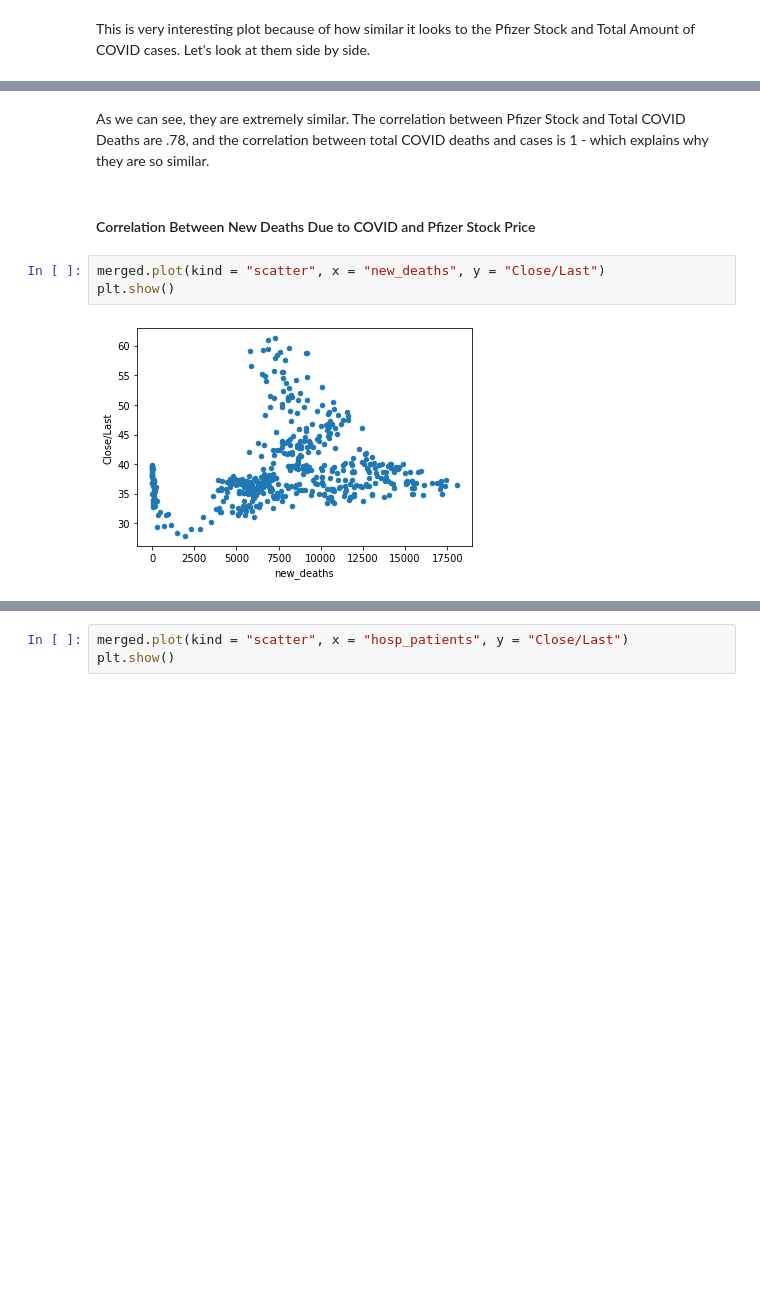
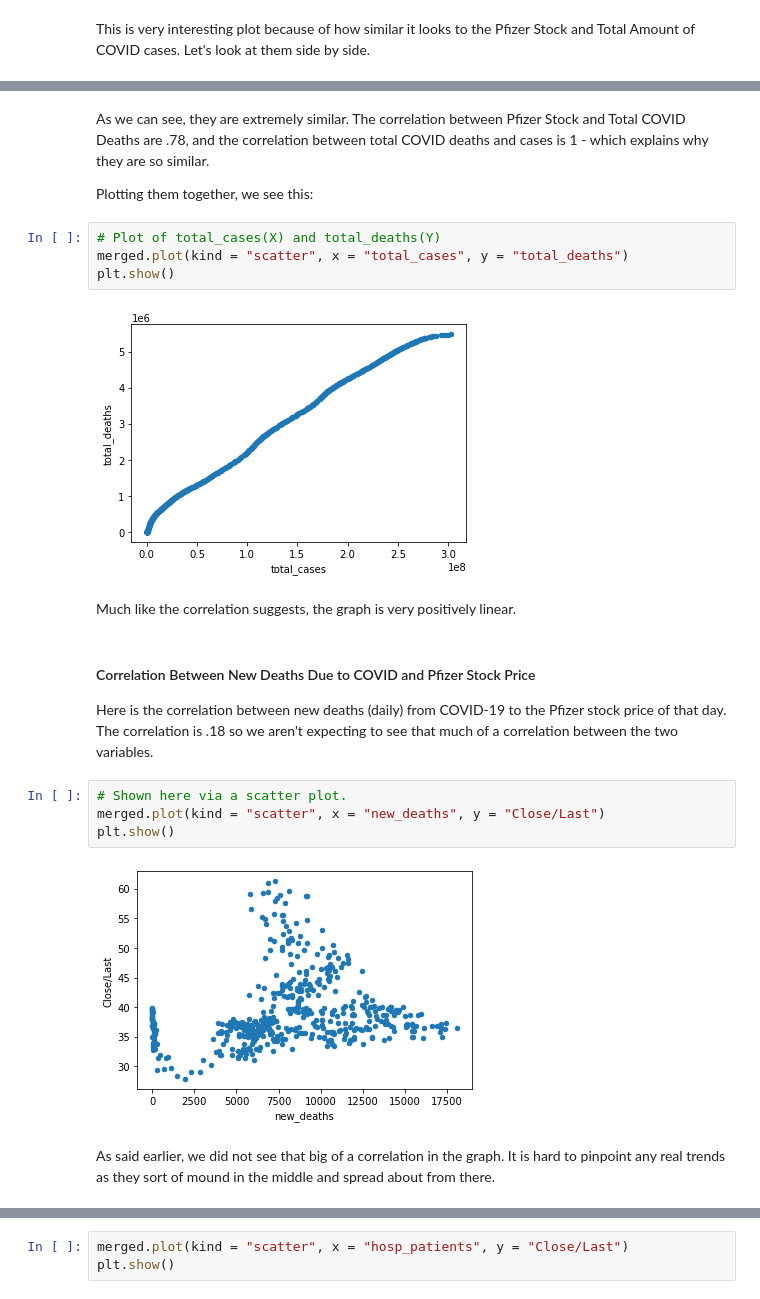
Before and after one commit to sltimmins/Project-2, a Jupyter notebook: Project02.ipynb, the cells around one changed output, grey strips where cells are left out. Drawn from its saved outputs; the diff is of its cells as text; blank space fills up the shorter version.

```diff
--- a/Project02.ipynb
+++ b/Project02.ipynb
@@ -390,11 +391,25 @@ axs[1].plot(x2, y)
 # %% [markdown]
 As we can see, they are extremely similar. The correlation between Pfizer Stock and Total COVID Deaths are .78, and the correlation between total COVID deaths and cases is 1 - which explains why they are so similar.
+
+Plotting them together, we see this:
+# %%
+# Plot of total_cases(X) and total_deaths(Y)
+merged.plot(kind = "scatter", x = "total_cases", y = "total_deaths")
+plt.show()
+# %% [output]
+[figure, added]
+# %% [markdown]
+Much like the correlation suggests, the graph is very positively linear.
 # %% [markdown]
 #### Correlation Between New Deaths Due to COVID and Pfizer Stock Price
+Here is the correlation between new deaths (daily) from COVID-19 to the Pfizer stock price of that day. The correlation is .18 so we aren't expecting to see that much of a correlation between the two variables.
 # %%
+# Shown here via a scatter plot.
 merged.plot(kind = "scatter", x = "new_deaths", y = "Close/Last")
 plt.show()
 # %% [output]
 [figure]
+# %% [markdown]
+As said earlier, we did not see that big of a correlation in the graph. It is hard to pinpoint any real trends as they sort of mound in the middle and spread about from there.
 # %% [markdown]
 #### Correlation Between Total Daily ICU Patients and Pfizer Stock Price
```
Also changed, not shown: parts of 8 cells of this notebook.
